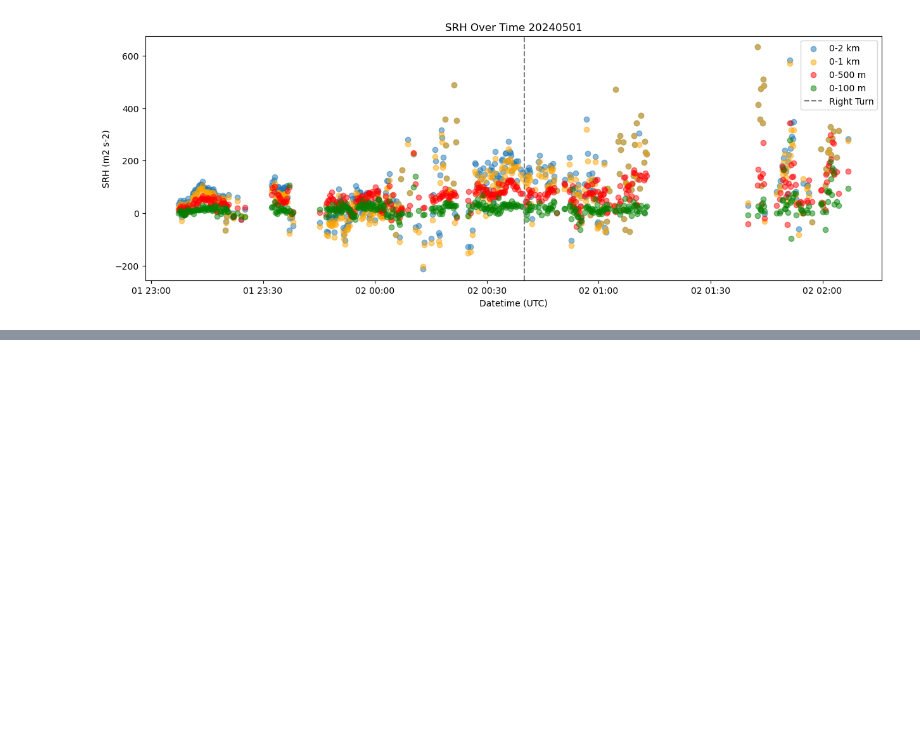
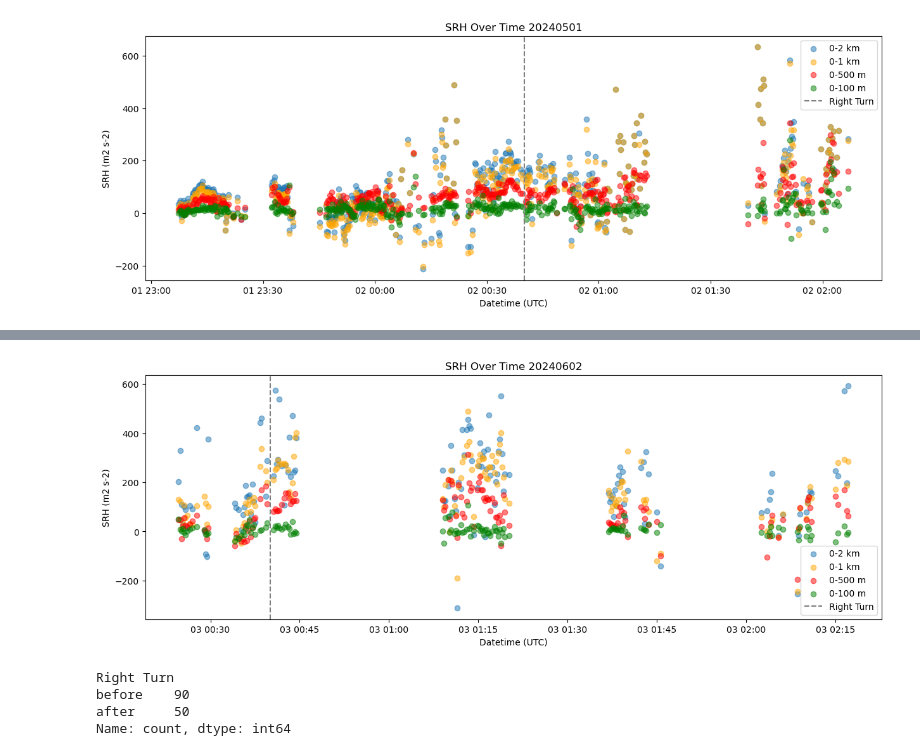
Before and after one commit to JuliaBuhrman/research2024, a Jupyter notebook: rightturn_casecheck.ipynb, the cells around one changed output, grey strips where cells are left out. Cells and saved outputs as stored; diff of their text form; code cells hidden in the pictures; blank space fills up the shorter version.

```diff
--- a/rightturn_casecheck.ipynb
+++ b/rightturn_casecheck.ipynb
@@ -805,0 +868,13 @@ plot_stuff(test_case3, '20240501')
+# %%
+rt_time = pd.Timestamp('2024-06-03 00:40:00')
+plot_stuff(test_case7, '20240602', rt_time)
+# %% [output]
+[figure, added]
+# %%
+test_case8 = right_turn_time('20220523', '2022-05-23 23:40:00')
+test_case8['Right Turn'].value_counts()
+# %% [output]
+Right Turn
+before    90
+after     50
+Name: count, dtype: int64
```
Also changed, not shown: parts of 32 cells of this notebook.
